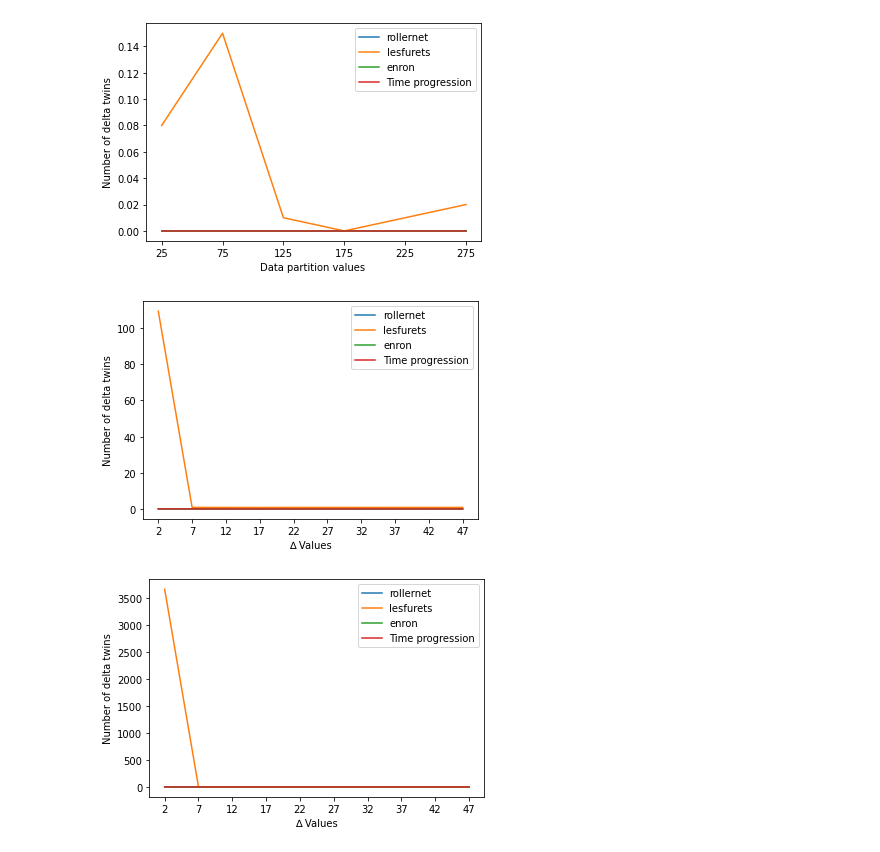
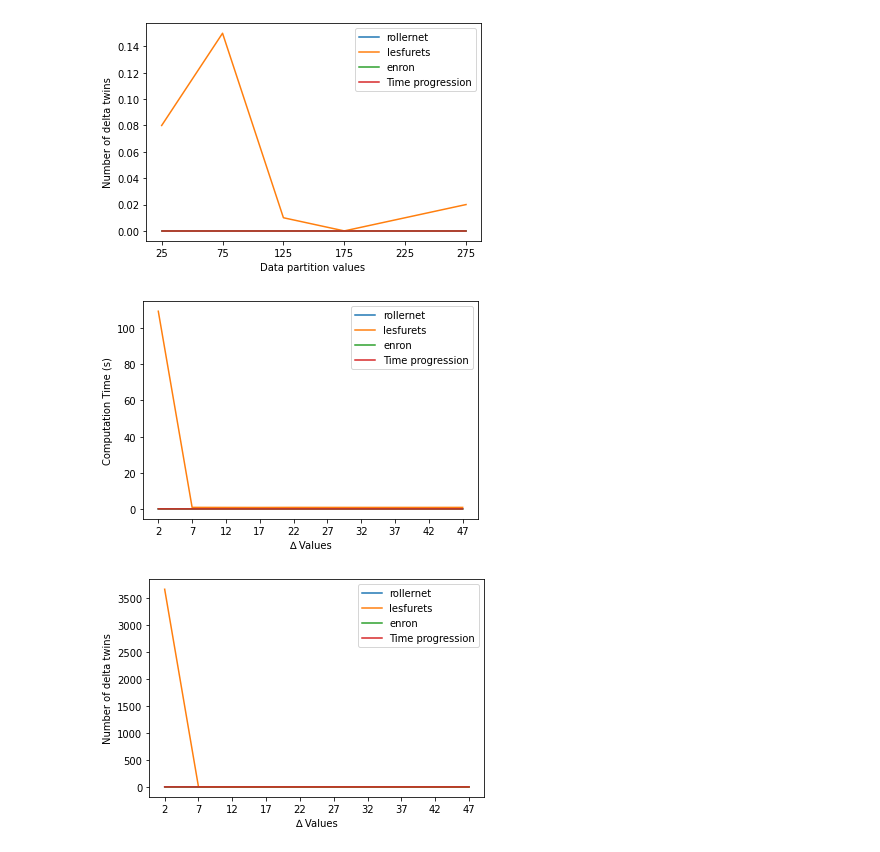
Before and after one commit to Aminekhma/TwinsAlgorithm-DataFramesVersion, a Jupyter notebook: TwinsAlgorithm_DataFrameVersion.ipynb, the cells around one changed output. Drawn from its saved outputs; the diff is of its cells as text; code cells hidden in the pictures.

```diff
--- a/TwinsAlgorithm_DataFrameVersion.ipynb
+++ b/TwinsAlgorithm_DataFrameVersion.ipynb
@@ -606,26 +574,26 @@ plt.show()
 # %%
 
 data = [[0.15513947010040283, 0.1374964475631714, 0.14469070434570314, 0.1366229772567749, 0.1373429536819458, 0.14342243671417237, 0.13469934463500977, 0.13482706546783446, 0.13740711212158202, 0.14008305072784424], [109.28075780868531, 0.96854248046875, 0.939164113998413, 0.9260070323944092, 0.9556373357772827, 0.9474948167800903, 0.9422290802001954, 0.942578911781311, 0.9445403099060059, 0.9554536581039429], [0.14542601108551026, 0.13223114013671874, 0.13563065528869628, 0.12643165588378907, 0.12782628536224366, 0.12710320949554443, 0.12741029262542725, 0.14253640174865723, 0.12734506130218506, 0.1260284662246704], [0.13443961143493652, 0.12421267032623291, 0.124031400680542, 0.12128105163574218, 0.13024594783782958, 0.12607712745666505, 0.13538765907287598, 0.12493700981140136, 0.1285686731338501, 0.12768213748931884]]
 res_twins = [[2.7, 0, 0, 0, 0, 0, 0, 0, 0, 0], [3669.5, 1.2, 0.1, 0, 0, 0, 0, 0, 0, 0], [0, 0, 0, 0, 0, 0, 0, 0, 0, 0], [0.1, 0, 0, 0, 0, 0, 0, 0, 0, 0]]
 
 part = [x for x in range(0,10)]
 v = ('2','7','12','17','22','27','32','37','42','47')
 bars = ['rollernet','lesfurets','enron','Time progression']
 n = 0
 i = 0
 while(i<4):
     plt.plot(part, data[i],label = bars[i])
     i = i + 1
 
 plt.xticks(part, v)
 # plt.ylabel('the average for 100 files of the number of delta twins with delta = 5')
-plt.ylabel('Number of delta twins')
+plt.ylabel('Computation Time (s)')
 plt.xlabel('∆ Values')
 
 plt.legend()
 plt.show()
 # %% [output]
-[figure, old version]
+[figure, new version]
 # %%
 part = [x for x in range(0,10)]
 v = ('2','7','12','17','22','27','32','37','42','47')
```
Also changed, not shown: parts of 3 cells of this notebook.
